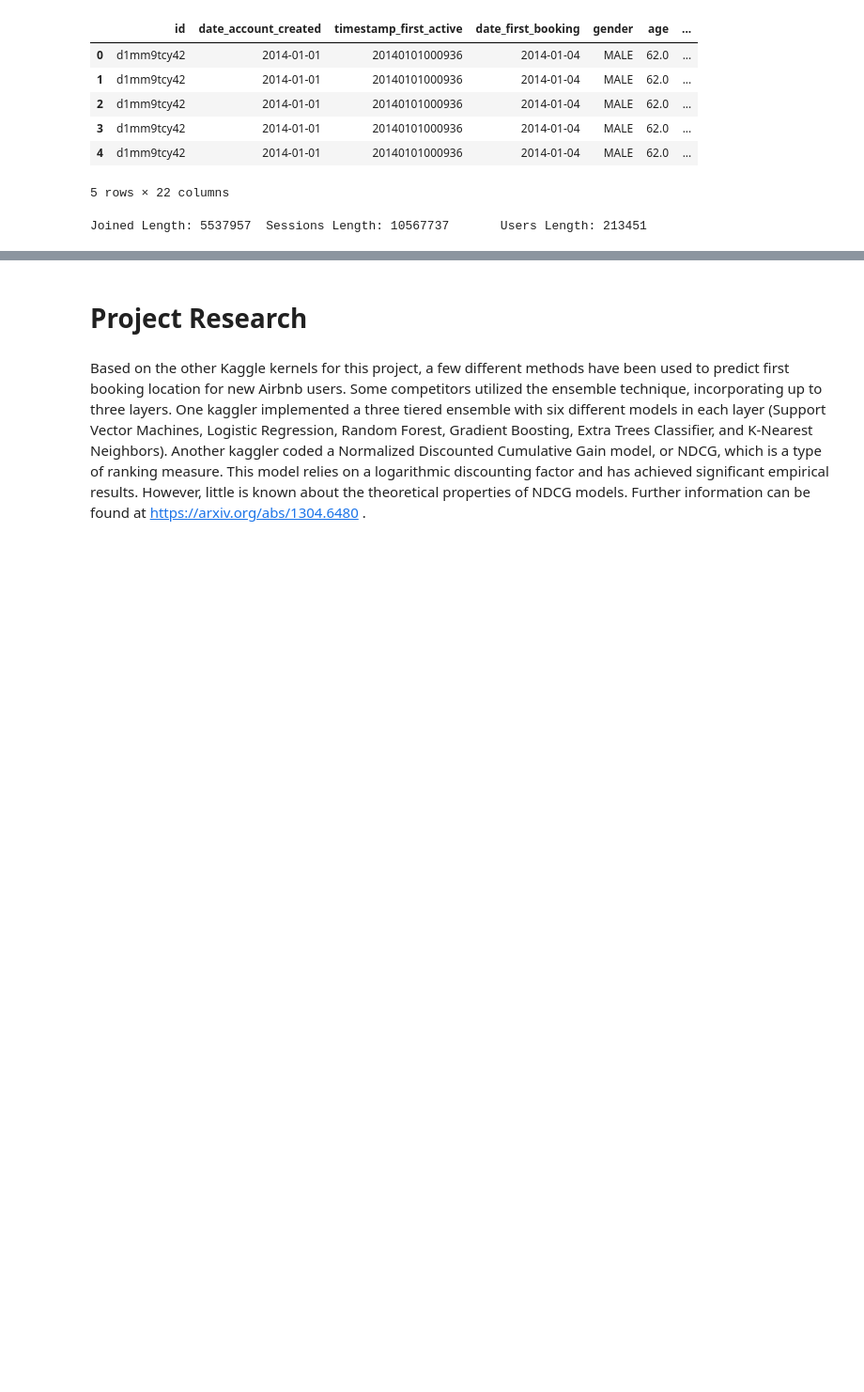
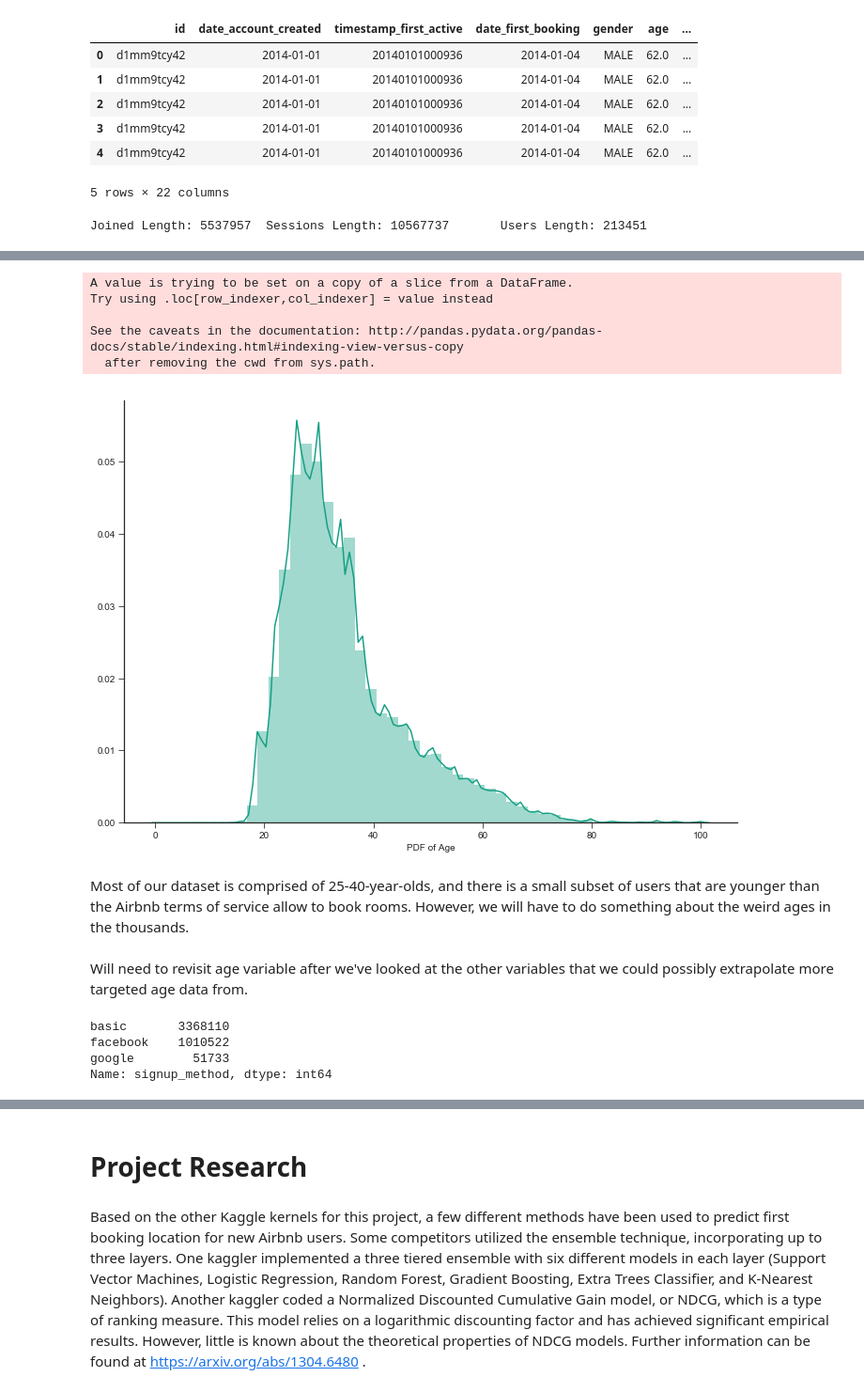
Before and after one commit to broad32/Project, a Jupyter notebook: Project.ipynb, the cells around one changed output, grey strips where cells are left out. Shown: that part at 94% size. Drawn from its saved outputs; the diff is of its cells as text; code cells hidden in the pictures; blank space fills up the shorter version.

```diff
--- a/Project.ipynb
+++ b/Project.ipynb
@@ -197,0 +359,18 @@ joined['day_of_week_1stbook'] = joined.date_first_booking.dt.weekday #Create ind
+# %%
+sns.set_style('ticks')
+fig, ax = plt.subplots()
+fig.set_size_inches(11.7, 8.27)
+data_train['normal_age']=data_train['age'].apply(lambda x : 36 if x>100 else x)
+sns.distplot(data_train.normal_age.dropna(), color='#16A085')
+plt.xlabel('PDF of Age')
+sns.despine()
+# %% [output]
+A value is trying to be set on a copy of a slice from a DataFrame.
+Try using .loc[row_indexer,col_indexer] = value instead
+
+See the caveats in the documentation: http://pandas.pydata.org/pandas-docs/stable/indexing.html#indexing-view-versus-copy
+  after removing the cwd from sys.path.
+[figure, added]
+# %% [markdown]
+Most of our dataset is comprised of 25-40-year-olds, and there is a small subset of users that are younger than the Airbnb terms of service allow to book rooms.
+However, we will have to do something about the weird ages in the thousands.
@@ -197,0 +383,10 @@ joined['day_of_week_1stbook'] = joined.date_first_booking.dt.weekday #Create ind
+# %% [markdown]
+Will need to revisit age variable after we've looked at the other variables that we could possibly extrapolate more targeted age data from.
+# %%
+#What to do with signup method?
+data_train['signup_method'].value_counts()
+# %% [output]
+basic       3368110
+facebook    1010522
+google        51733
+Name: signup_method, dtype: int64
```
Also changed, not shown: parts of 32 cells of this notebook.
